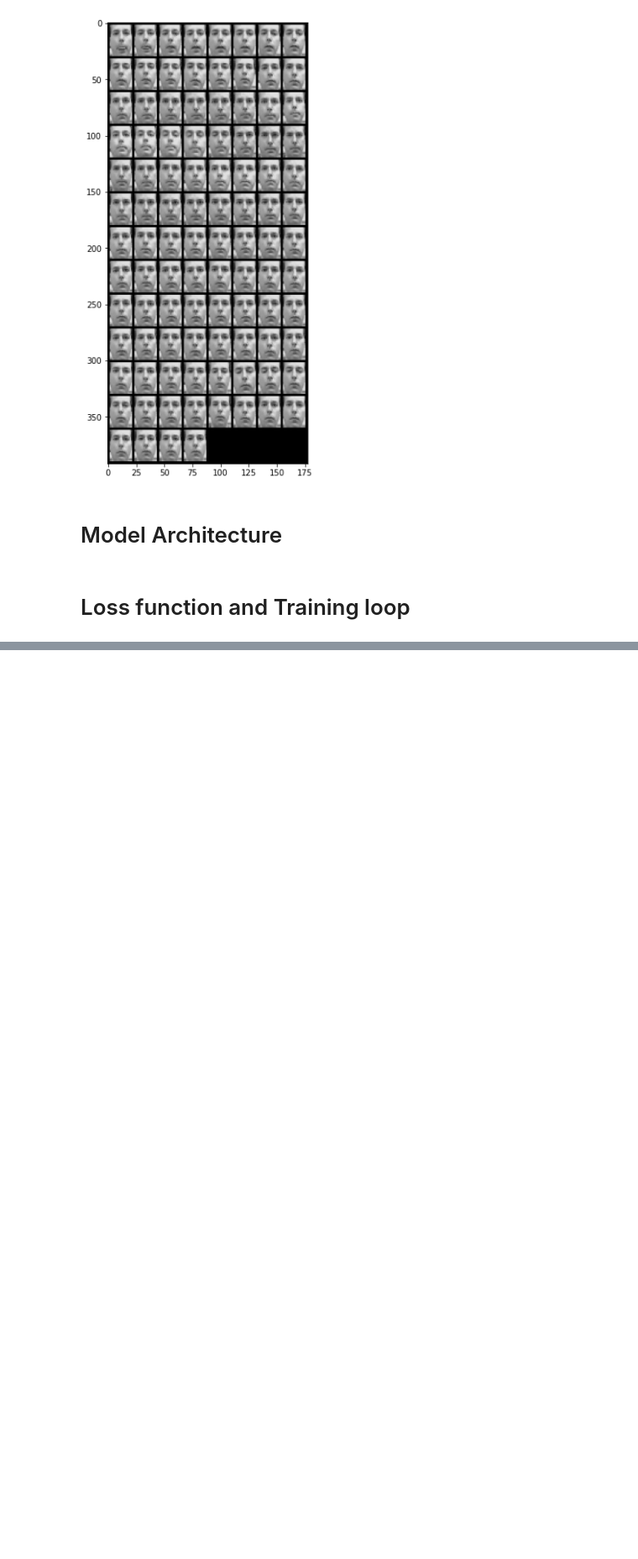
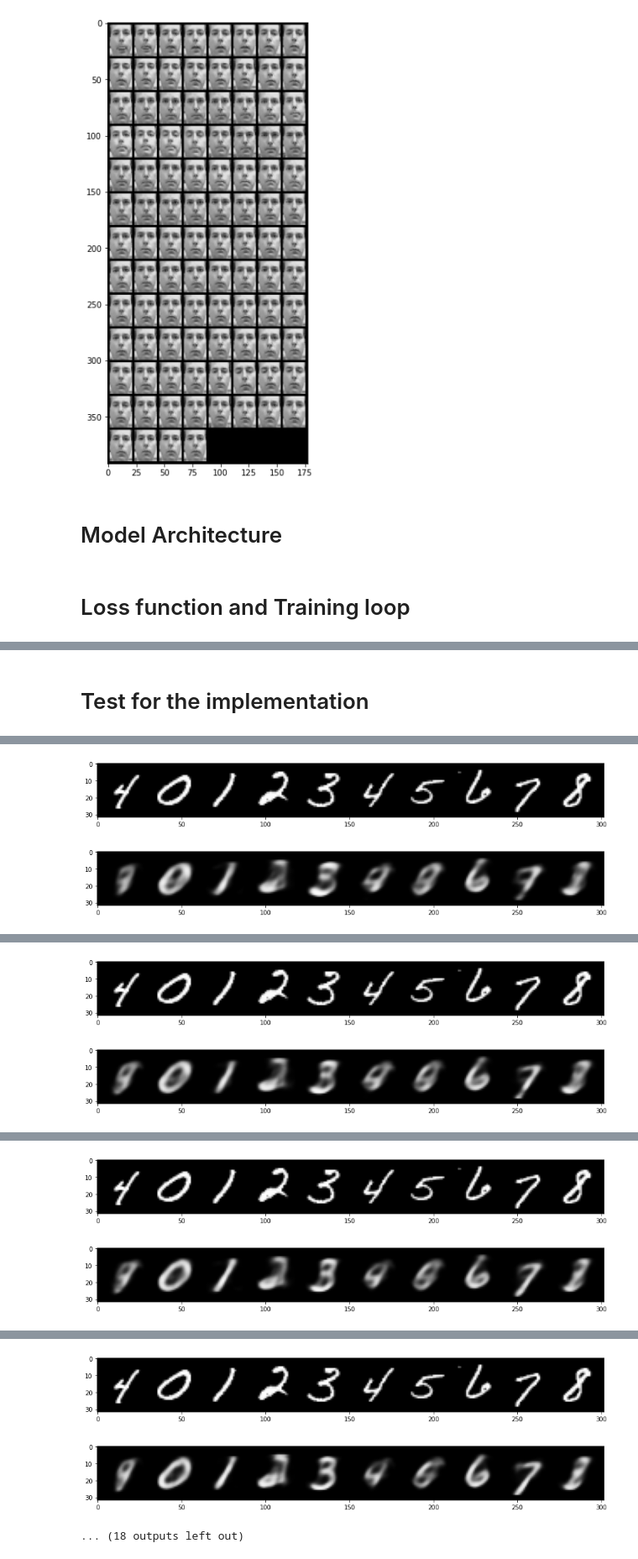
Before and after one commit to FaisalAhmed0/variational-autoencoder, a Jupyter notebook: VAEs_reimplementation.ipynb, the cells around one changed output, grey strips where cells are left out. Shown at 84% size. Cells and saved outputs as stored; diff of their text form; code cells hidden in the pictures; blank space fills up the shorter version.

Commit message:
added training loop and some exp.

```diff
--- a/VAEs_reimplementation.ipynb
+++ b/VAEs_reimplementation.ipynb
@@ -129,5 +147,6 @@ def loss(logvar_z, mean_z, output, target):
 # %%
+# simple function to implemenet the reparametrization trick
 def reparametrization(mean, logv):
-  eps = torch.normal(0, 1)
+  eps = torch.randn_like(mean, device=device)
   z = mean + eps * logv.exp().pow(0.5)
   return z
@@ -141,0 +153,44 @@ def train(encoder, decoder, loss, optimizer, dataloader):
+# %%
+def train(encoder, decoder, loss, optimizer, dataloader, epochs, channels=1, height=28, width=28, plot=True):
+  losses = []
+  dataset_size = len(dataloader) * batch_size
+  for epoch in range(epochs):
+    for img, _ in dataloader:
+      img_flattend = img.reshape(-1, (torch.tensor(img.shape[1:])).prod())
+      mu, logv = encoder(img_flattend.to(device))
+      z = reparametrization(mu, logv)
+      output = decoder(z.to(device))
+      loss = vae_loss(logv.to(device), mu.to(device), output.to(device), img_flattend.to(device), dataset_size)
+
+      optimizer.zero_grad()
+      loss.backward()
+      optimizer.step()
+
+    losses.append(loss)
+    print(f"Epoch: {epoch+1}, loss: {loss}")
+    if (epoch+1) % 10 == 0 and plot:
+      targets = img[:10]
+      output_reshaped = output.reshape(-1, channels, height, width)[:10]
+      target_grid = make_grid(targets.cpu().detach(), nrow=10)
+      output_grid = make_grid(output_reshaped.cpu().detach(), nrow=10)
+      plt.figure(figsize=(15, 10))
+      plt.imshow(target_grid.permute(1, 2, 0))
+      plt.figure(figsize=(15, 10))
+      plt.imshow(output_grid.permute(1, 2, 0))
+      plt.show()
+# %% [markdown]
+# Test for the implementation
+# %%
+hidden_size = 500
+bottleneck = 5
+input_size = 784
+stepsize = 0.01
+epochs = 100
+# add the parameters for weight initlization
+# %%
+encoder = Encoder(input_size, hidden_size, bottleneck).to(device) # define the encoder
+decoder = Decoder(bottleneck, hidden_size, input_size).to(device) # define the decoder
+optimizer = opt.Adagrad(list(encoder.parameters()) + list(decoder.parameters()) , lr=stepsize) # define the optimizer
+
+train(encoder, decoder, vae_loss, optimizer, mnist, epochs)
+# %% [output]
@@ -141,0 +207,2 @@ def train(encoder, decoder, loss, optimizer, dataloader):
+[figure, added]
+[figure, added]
@@ -141,0 +219,2 @@ def train(encoder, decoder, loss, optimizer, dataloader):
+[figure, added]
+[figure, added]
@@ -141,0 +231,2 @@ def train(encoder, decoder, loss, optimizer, dataloader):
+[figure, added]
+[figure, added]
@@ -141,0 +243,3 @@ def train(encoder, decoder, loss, optimizer, dataloader):
+[figure, added]
+[figure, added]
+... (18 outputs left out)
```
Also changed, not shown: parts of 11 cells of this notebook.
